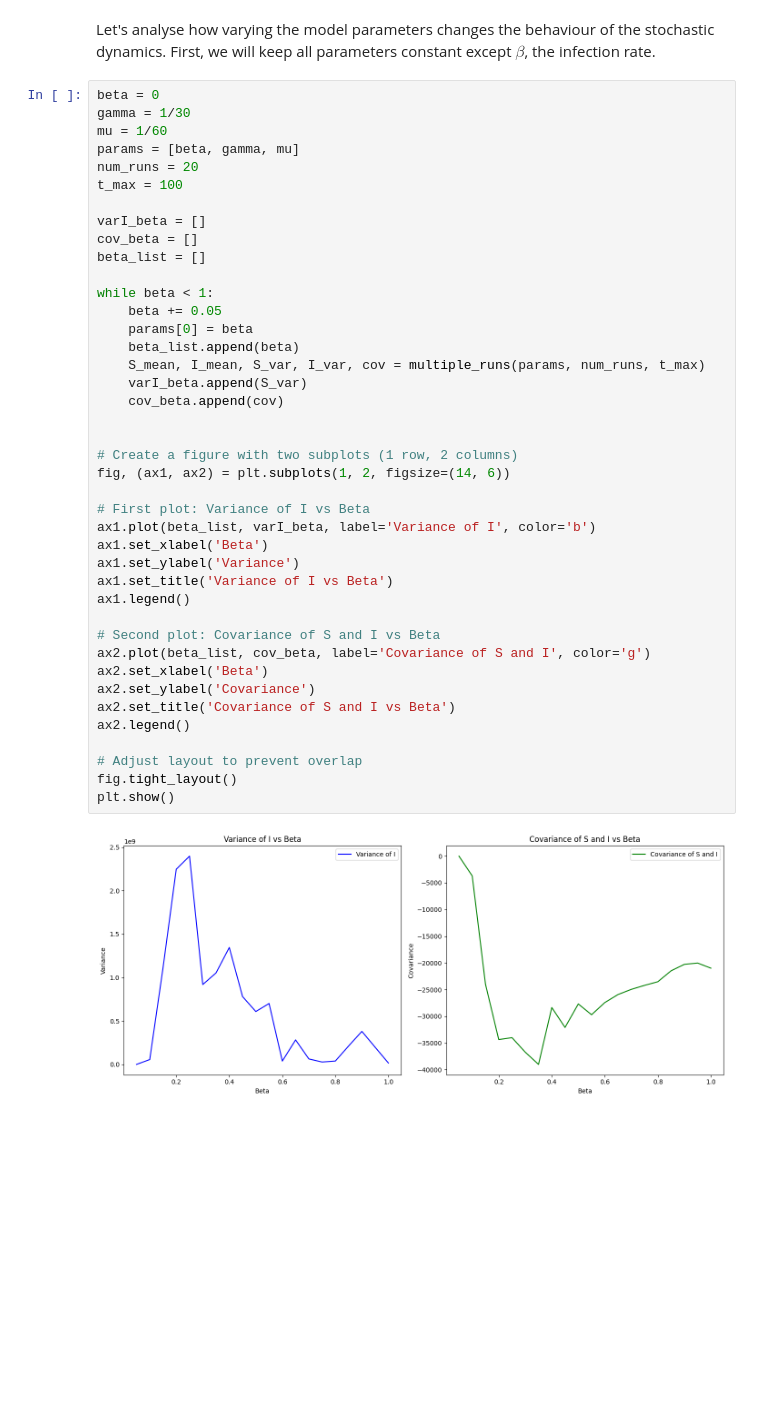
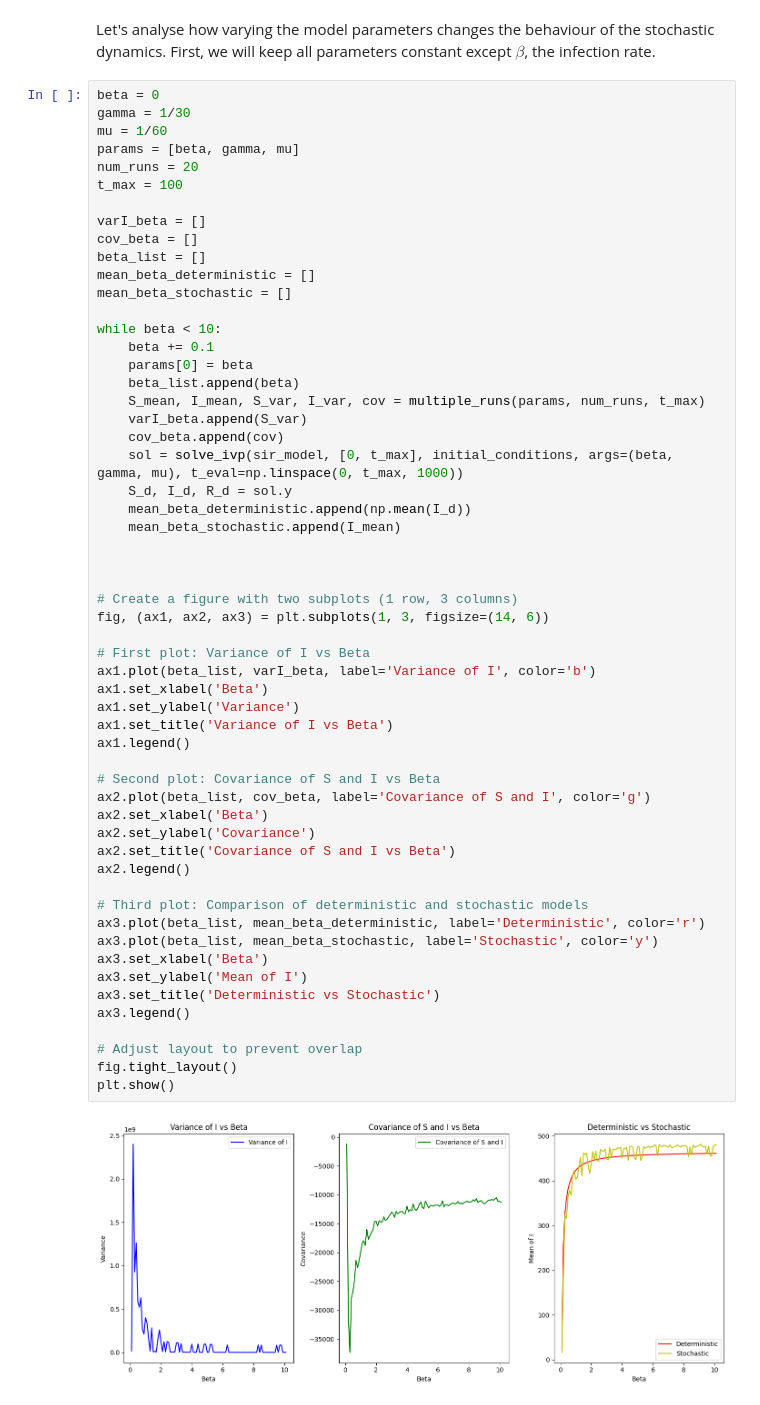
Before and after one commit to sofiatete/ICS_Assignment2, a Jupyter notebook: project.ipynb, the cells around one changed output. Drawn from its saved outputs; the diff is of its cells as text; blank space fills up the shorter version.

Commit message:
Seond question - var, cov and mean; beta and gamma graphs

```diff
--- a/project.ipynb
+++ b/project.ipynb
@@ -167,35 +167,50 @@ t_max = 100
 varI_beta = []
 cov_beta = []
 beta_list = []
+mean_beta_deterministic = []
+mean_beta_stochastic = []
 
-while beta < 1:
-    beta += 0.05
+while beta < 10:
+    beta += 0.1
     params[0] = beta
     beta_list.append(beta)
     S_mean, I_mean, S_var, I_var, cov = multiple_runs(params, num_runs, t_max)
     varI_beta.append(S_var)
     cov_beta.append(cov)
+    sol = solve_ivp(sir_model, [0, t_max], initial_conditions, args=(beta, gamma, mu), t_eval=np.linspace(0, t_max, 1000))
+    S_d, I_d, R_d = sol.y
+    mean_beta_deterministic.append(np.mean(I_d))
+    mean_beta_stochastic.append(I_mean)
 
 
-# Create a figure with two subplots (1 row, 2 columns)
-fig, (ax1, ax2) = plt.subplots(1, 2, figsize=(14, 6))
+
+# Create a figure with two subplots (1 row, 3 columns)
+fig, (ax1, ax2, ax3) = plt.subplots(1, 3, figsize=(14, 6))
 
 # First plot: Variance of I vs Beta
 ax1.plot(beta_list, varI_beta, label='Variance of I', color='b')
 ax1.set_xlabel('Beta')
 ax1.set_ylabel('Variance')
 ax1.set_title('Variance of I vs Beta')
 ax1.legend()
 
 # Second plot: Covariance of S and I vs Beta
 ax2.plot(beta_list, cov_beta, label='Covariance of S and I', color='g')
 ax2.set_xlabel('Beta')
 ax2.set_ylabel('Covariance')
 ax2.set_title('Covariance of S and I vs Beta')
 ax2.legend()
 
+# Third plot: Comparison of deterministic and stochastic models
+ax3.plot(beta_list, mean_beta_deterministic, label='Deterministic', color='r')
+ax3.plot(beta_list, mean_beta_stochastic, label='Stochastic', color='y')
+ax3.set_xlabel('Beta')
+ax3.set_ylabel('Mean of I')
+ax3.set_title('Deterministic vs Stochastic')
+ax3.legend()
+
 # Adjust layout to prevent overlap
 fig.tight_layout()
 plt.show()
 # %% [output]
-[figure, old version]
+[figure, new version]
```
Also changed, not shown: parts of 4 cells of this notebook.
